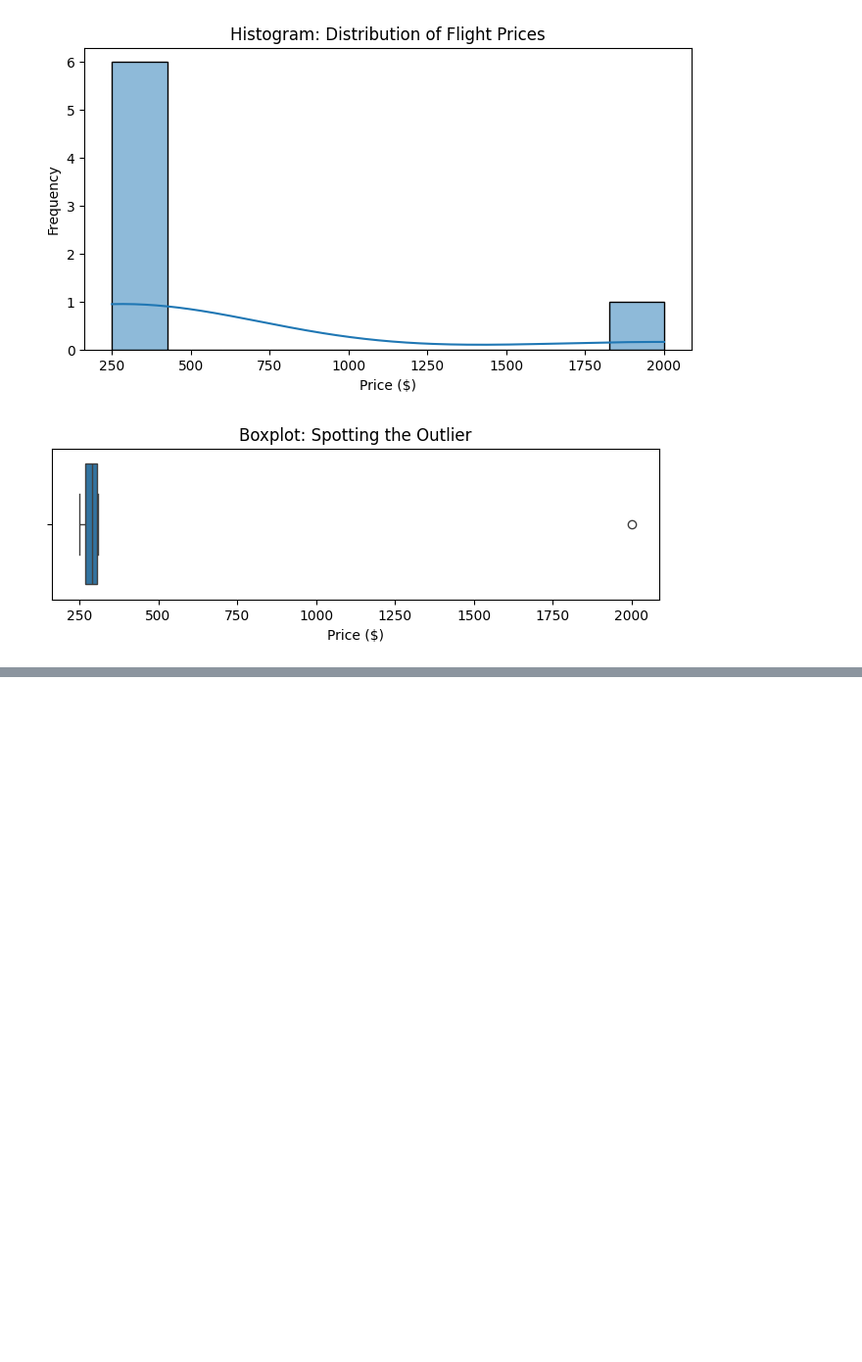
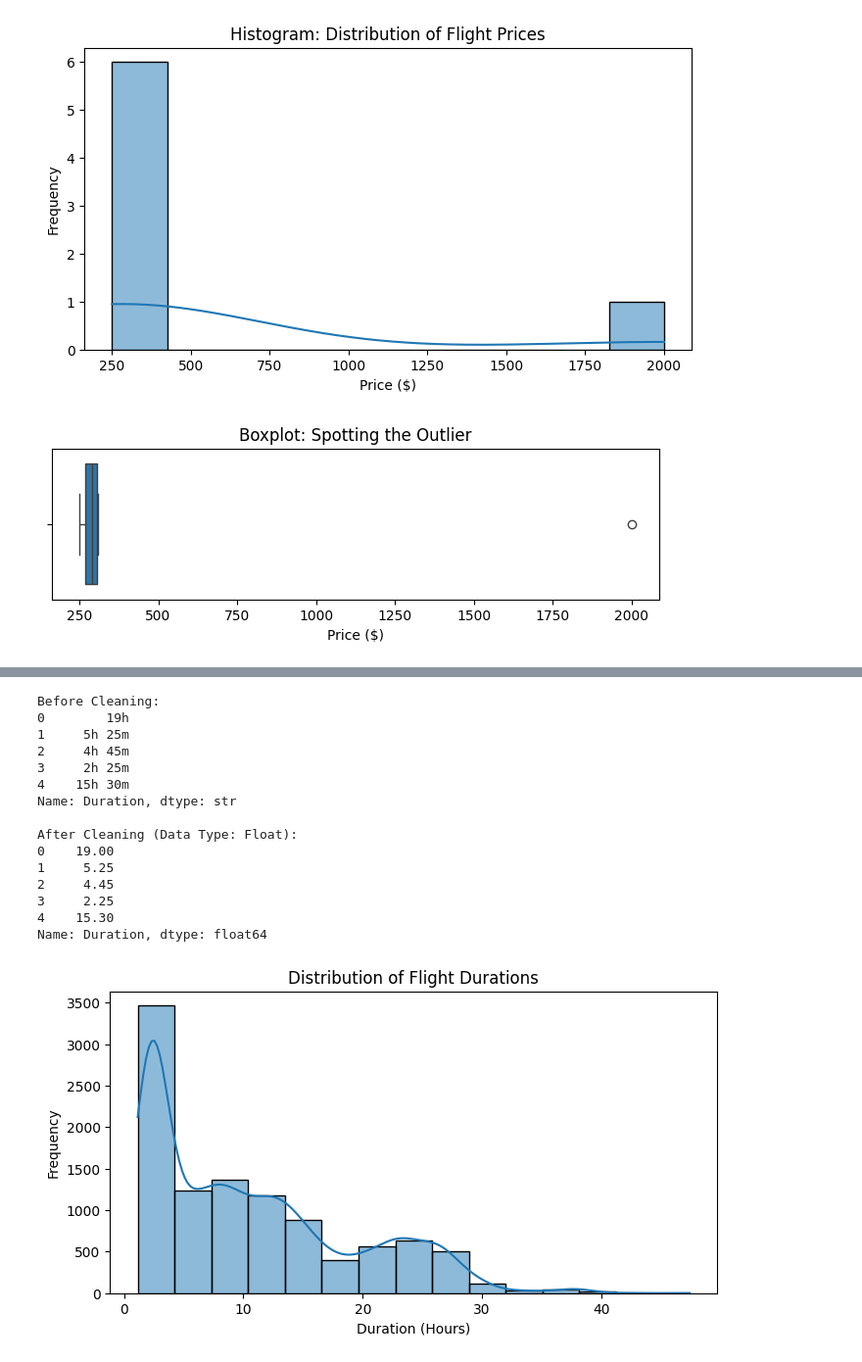
Before and after one commit to Al-ameen12/python-concepts, a Jupyter notebook: EDA/exploratory_data_analysis.ipynb, the cells around one changed output, grey strips where cells are left out. Shown at 98% size. Saved outputs shown, nothing was run; the diff lists cells and outputs as text; code cells hidden in the pictures; blank space fills up the shorter version.

Commit message:
cleaning and analyzing flight duration data

```diff
--- a/EDA/exploratory_data_analysis.ipynb
+++ b/EDA/exploratory_data_analysis.ipynb
@@ -257,0 +268,45 @@ max     7.000000  2000.000000     3000.000000
+# %%
+import seaborn as sns
+import matplotlib.pyplot as plt
+
+planes = pd.read_csv('planes.csv')
+
+# 1. Preview the column to understand the formatting
+print("Before Cleaning:")
+print(planes["Duration"].head())
+
+# 2. Remove the string character ("h")
+planes["Duration"] = planes["Duration"].str.replace("h", "")
+planes["Duration"] = planes["Duration"].str.replace("m", "")
+planes["Duration"] = planes["Duration"].str.replace(" ", ".")
+
+# 3. Convert the cleaned string to a float data type
+planes["Duration"] = planes["Duration"].astype(float)
+
+print("\nAfter Cleaning (Data Type: Float):")
+print(planes["Duration"].head())
+
+# 4. Plot a histogram to visualize the distribution of flight durations
+plt.figure(figsize=(8, 4))
+sns.histplot(data=planes, x='Duration', bins=15, kde=True)
+plt.title("Distribution of Flight Durations")
+plt.xlabel("Duration (Hours)")
+plt.ylabel("Frequency")
+plt.show()
+# %% [output]
+Before Cleaning:
+0        19h
+1     5h 25m
+2     4h 45m
+3     2h 25m
+4    15h 30m
+Name: Duration, dtype: str
+
+After Cleaning (Data Type: Float):
+0    19.00
+1     5.25
+2     4.45
+3     2.25
+4    15.30
+Name: Duration, dtype: float64
+[figure, added]
```
Also changed, not shown: parts of 1 cell of this notebook.
